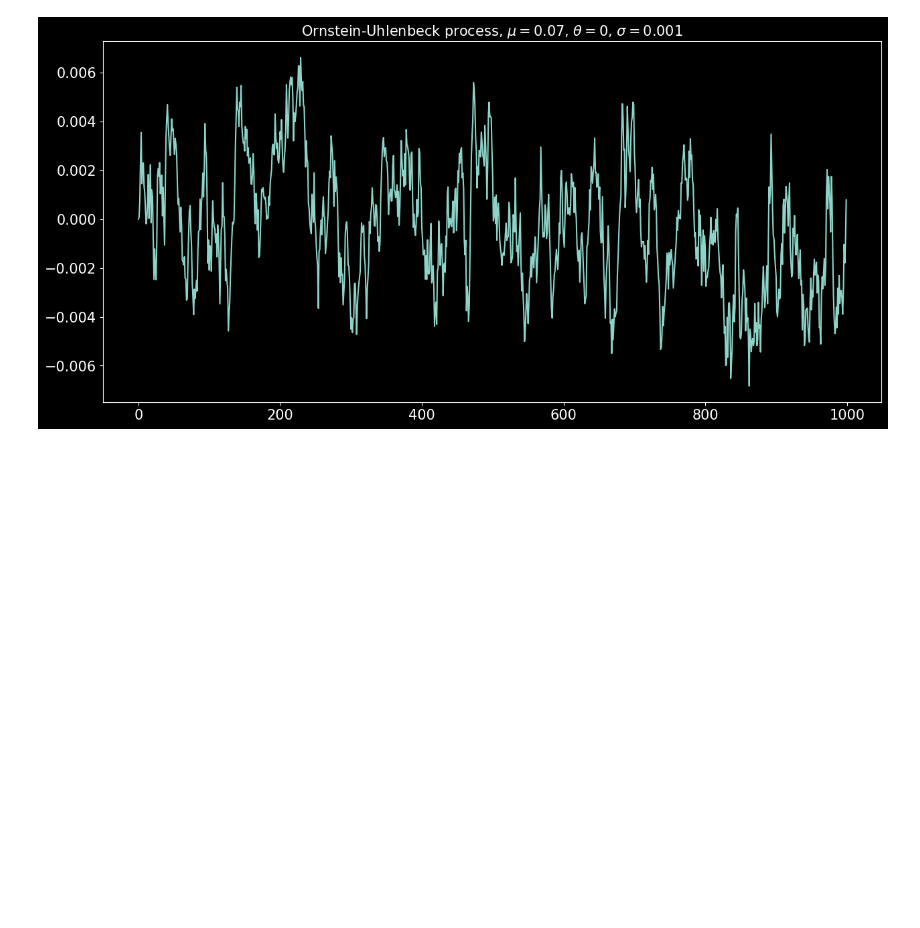
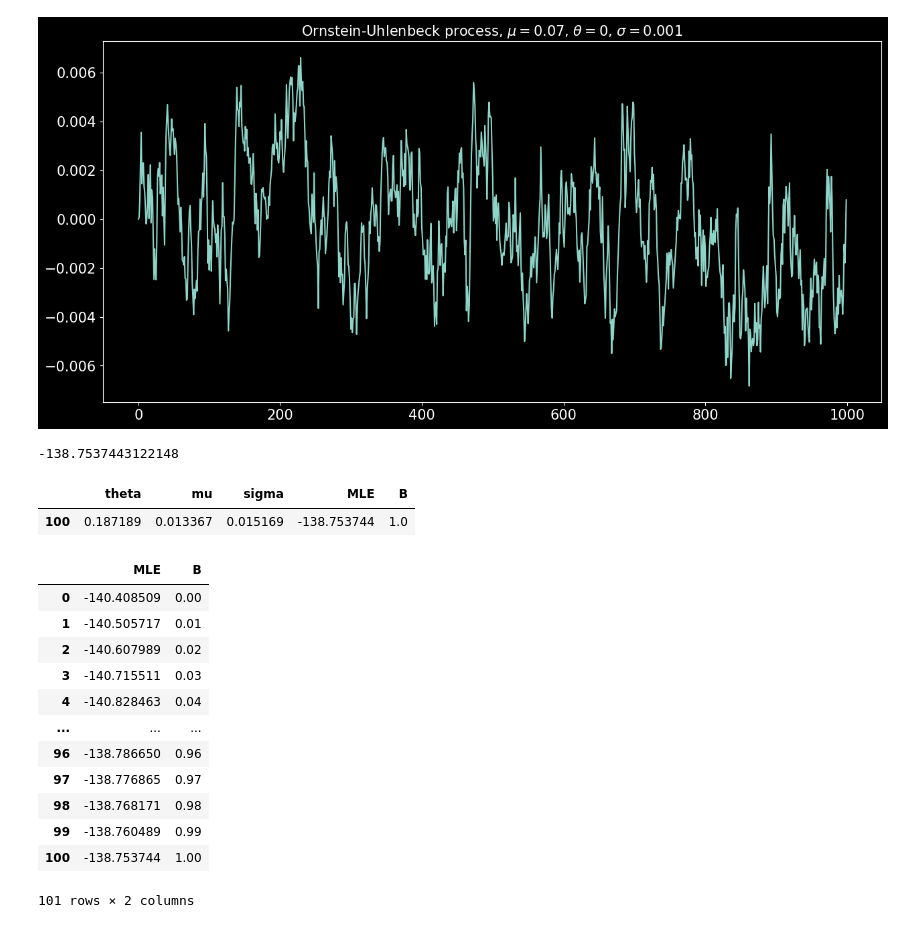
Before and after one commit to seongmin-Jo/quantitative_arbitrage, a Jupyter notebook: Optimal_Mean_Reversion/ouprocess_test.ipynb, the cells around one changed output. Cells and saved outputs as stored; diff of their text form; code cells hidden in the pictures; blank space fills up the shorter version.

```diff
--- a/Optimal_Mean_Reversion/ouprocess_test.ipynb
+++ b/Optimal_Mean_Reversion/ouprocess_test.ipynb
@@ -431,0 +525,25 @@ def derive_ou_params(X: pd.Series,
+# %%
+np.max(OU_param_df['MLE'])
+# %% [output]
+-138.7537443122148
+# %%
+OU_param_df[OU_param_df['MLE'] == np.max(OU_param_df['MLE'])]
+# %% [output]
+|  | theta | mu | sigma | MLE | B |
+| 100 | 0.187189 | 0.013367 | 0.015169 | -138.753744 | 1.0 |
+# %%
+OU_param_df.iloc[:, 3:5]
+# %% [output]
+|  | MLE | B |
+| 0 | -140.408509 | 0.00 |
+| 1 | -140.505717 | 0.01 |
+| 2 | -140.607989 | 0.02 |
+| 3 | -140.715511 | 0.03 |
+| 4 | -140.828463 | 0.04 |
+| ... | ... | ... |
+| 96 | -138.786650 | 0.96 |
+| 97 | -138.776865 | 0.97 |
+| 98 | -138.768171 | 0.98 |
+| 99 | -138.760489 | 0.99 |
+| 100 | -138.753744 | 1.00 |
+101 rows × 2 columns
```
Also changed, not shown: parts of 3 cells of this notebook, 1 other file.
